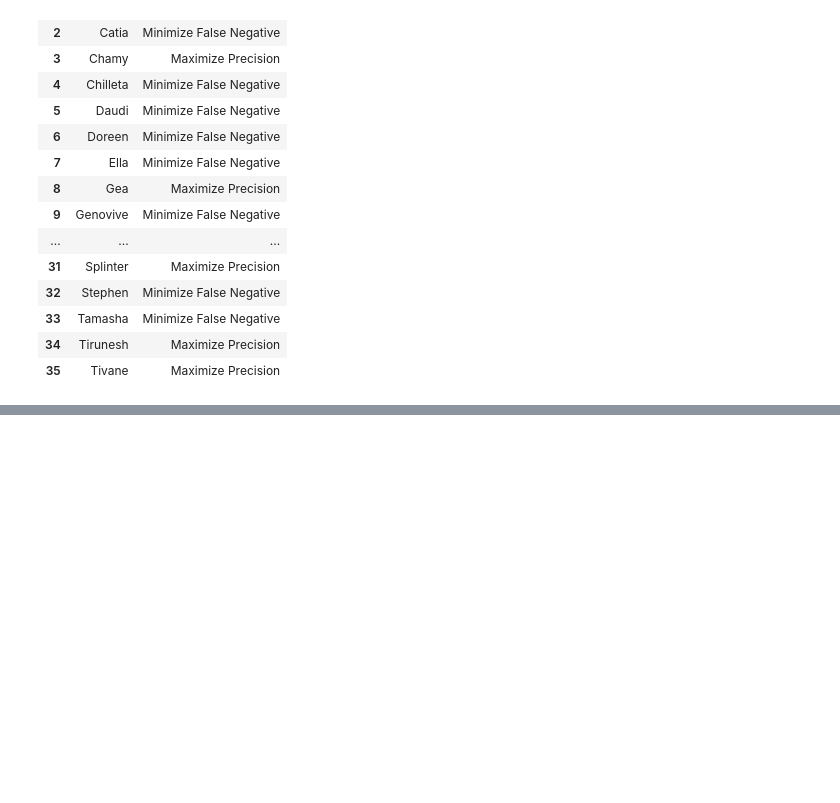
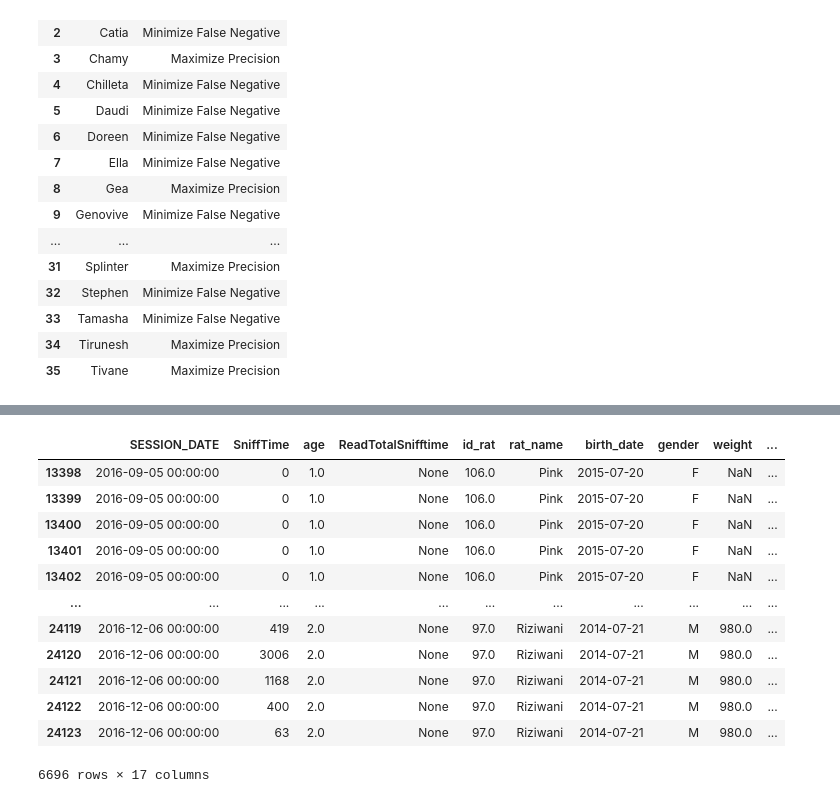
Before and after one commit to Valentin-Janclaes/Hackathon_Winning_Team_2025, a Jupyter notebook: notebook_analysis_1.ipynb, the cells around one changed output, grey strips where cells are left out. Cells and saved outputs as stored; diff of their text form; code cells hidden in the pictures; blank space fills up the shorter version.

```diff
--- a/notebook_analysis_1.ipynb
+++ b/notebook_analysis_1.ipynb
@@ -344,0 +397,29 @@ plot_fpr_fnr(metrics_df)
+# %%
+
+def combine_rats_2(df, rats_to_combine: list, ground_truth_col='tb', prediction_col='hit', individual_col='rat_name'):
+    # Create a copy of the DataFrame to avoid modifying the original
+    df_copy = df.copy()
+
+    # Initialize dictionaries to store probabilities
+    prob_correct_positive = {}
+    prob_correct_negative = {}
+
+    # Calculate the false negative rate and false positive rate for both rats
+    for rat in rats_to_combine:
+        rat_df = df_copy[df_copy[individual_col] == rat]
+        y_true = rat_df[ground_truth_col]
+        y_pred = rat_df[prediction_col]
+
+        tn, fp, fn, tp = confusion_matrix(y_true, y_pred, labels=[0, 1]).ravel()
+
+        prob_correct_negative[rat] = tn / (tn + fp) if (tn + fp) > 0 else 0
+        prob_correct_positive[rat] = tp / (tp + fn) if (tp + fn) > 0 else 0
+
+
+
+    # Add new columns to the DataFrame for each rat
+    for rat in rats_to_combine:
+        df_copy.loc[df_copy[individual_col] == rat, 'prob_correct_if_negative'] = prob_correct_negative[rat]
+        df_copy.loc[df_copy[individual_col] == rat, 'prob_correct_if_positive'] = prob_correct_positive[rat]
+
+    return df_copy[df_copy["rat_name"].isin(rats_to_combine)]
@@ -344,0 +442,16 @@ plot_fpr_fnr(metrics_df)
+# %%
+combine_rats_2(data_full, ['Riziwani', 'Pink'])
+# %% [output]
+|  | SESSION_DATE | SniffTime | age | ReadTotalSnifftime | id_rat | rat_name | birth_date | gender | weight | ... |
+| 13398 | 2016-09-05 00:00:00 | 0 | 1.0 | None | 106.0 | Pink | 2015-07-20 | F | NaN | ... |
+| 13399 | 2016-09-05 00:00:00 | 0 | 1.0 | None | 106.0 | Pink | 2015-07-20 | F | NaN | ... |
+| 13400 | 2016-09-05 00:00:00 | 0 | 1.0 | None | 106.0 | Pink | 2015-07-20 | F | NaN | ... |
+| 13401 | 2016-09-05 00:00:00 | 0 | 1.0 | None | 106.0 | Pink | 2015-07-20 | F | NaN | ... |
+| 13402 | 2016-09-05 00:00:00 | 0 | 1.0 | None | 106.0 | Pink | 2015-07-20 | F | NaN | ... |
+| ... | ... | ... | ... | ... | ... | ... | ... | ... | ... | ... |
+| 24119 | 2016-12-06 00:00:00 | 419 | 2.0 | None | 97.0 | Riziwani | 2014-07-21 | M | 980.0 | ... |
+| 24120 | 2016-12-06 00:00:00 | 3006 | 2.0 | None | 97.0 | Riziwani | 2014-07-21 | M | 980.0 | ... |
+| 24121 | 2016-12-06 00:00:00 | 1168 | 2.0 | None | 97.0 | Riziwani | 2014-07-21 | M | 980.0 | ... |
+| 24122 | 2016-12-06 00:00:00 | 400 | 2.0 | None | 97.0 | Riziwani | 2014-07-21 | M | 980.0 | ... |
+| 24123 | 2016-12-06 00:00:00 | 63 | 2.0 | None | 97.0 | Riziwani | 2014-07-21 | M | 980.0 | ... |
+6696 rows × 17 columns
```
Also changed, not shown: parts of 11 cells of this notebook.
